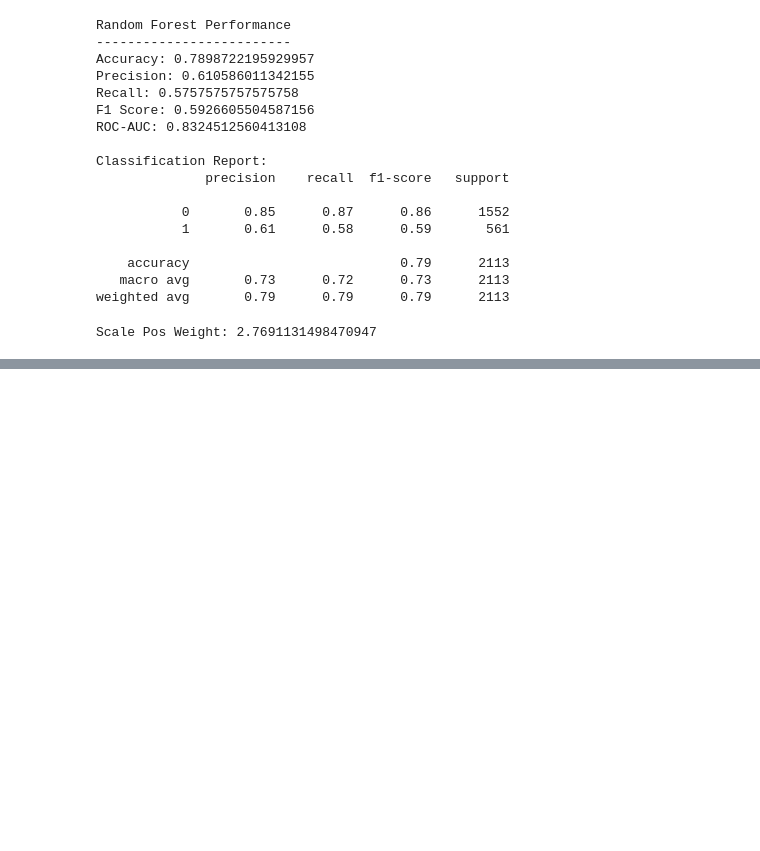
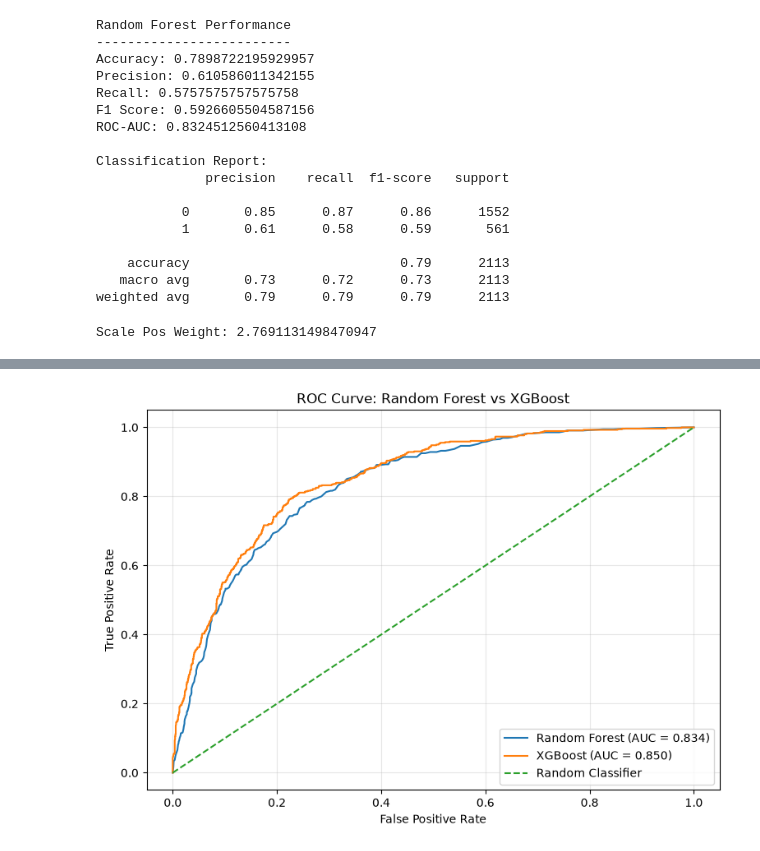
Before and after one commit to Mathilo-source/Datheon_Machine_Learning_-_Data_Science_Internship, a Jupyter notebook: Task_3/Customer_Churn_Classifier.ipynb, the cells around one changed output, grey strips where cells are left out. Cells and saved outputs as stored; diff of their text form; code cells hidden in the pictures; blank space fills up the shorter version.

```diff
--- a/Task_3/Customer_Churn_Classifier.ipynb
+++ b/Task_3/Customer_Churn_Classifier.ipynb
@@ -623,0 +618,4 @@ plt.show()
+# %%
+rf_model.fit(X_train, y_train)
+
+print("Random Forest training completed successfully.")
@@ -623,0 +699,5 @@ plt.show()
+# %%
+# Train XGBoost
+xgb_model.fit(X_train, y_train)
+
+print("XGBoost training completed successfully.")
@@ -623,0 +706,9 @@ plt.show()
+# %%
+# Predict customer churn
+y_pred_xgb = xgb_model.predict(X_test)
+
+# Predict churn probabilities
+y_prob_xgb = xgb_model.predict_proba(X_test)[:, 1]
+
+print("XGBoost predictions completed successfully.")
+print("Number of predictions:", len(y_pred_xgb))
@@ -623,0 +788,32 @@ plt.show()
+# %%
+from sklearn.metrics import roc_curve, roc_auc_score
+import matplotlib.pyplot as plt
+
+# Calculate ROC curve values
+fpr_rf, tpr_rf, _ = roc_curve(y_test, y_prob_rf)
+fpr_xgb, tpr_xgb, _ = roc_curve(y_test, y_prob_xgb)
+
+# Plot ROC curves
+plt.figure(figsize=(9, 6))
+
+plt.plot(
+    fpr_rf, tpr_rf,
+    label=f'Random Forest (AUC = {roc_auc_score(y_test, y_prob_rf):.3f})'
+)
+
+plt.plot(
+    fpr_xgb, tpr_xgb,
+    label=f'XGBoost (AUC = {roc_auc_score(y_test, y_prob_xgb):.3f})'
+)
+
+# Random classifier reference line
+plt.plot([0, 1], [0, 1], linestyle='--', label='Random Classifier')
+
+plt.xlabel('False Positive Rate')
+plt.ylabel('True Positive Rate')
+plt.title('ROC Curve: Random Forest vs XGBoost')
+plt.legend()
+plt.grid(alpha=0.3)
+plt.show()
+# %% [output]
+[figure, added]
```
Also changed, not shown: parts of 26 cells of this notebook.
